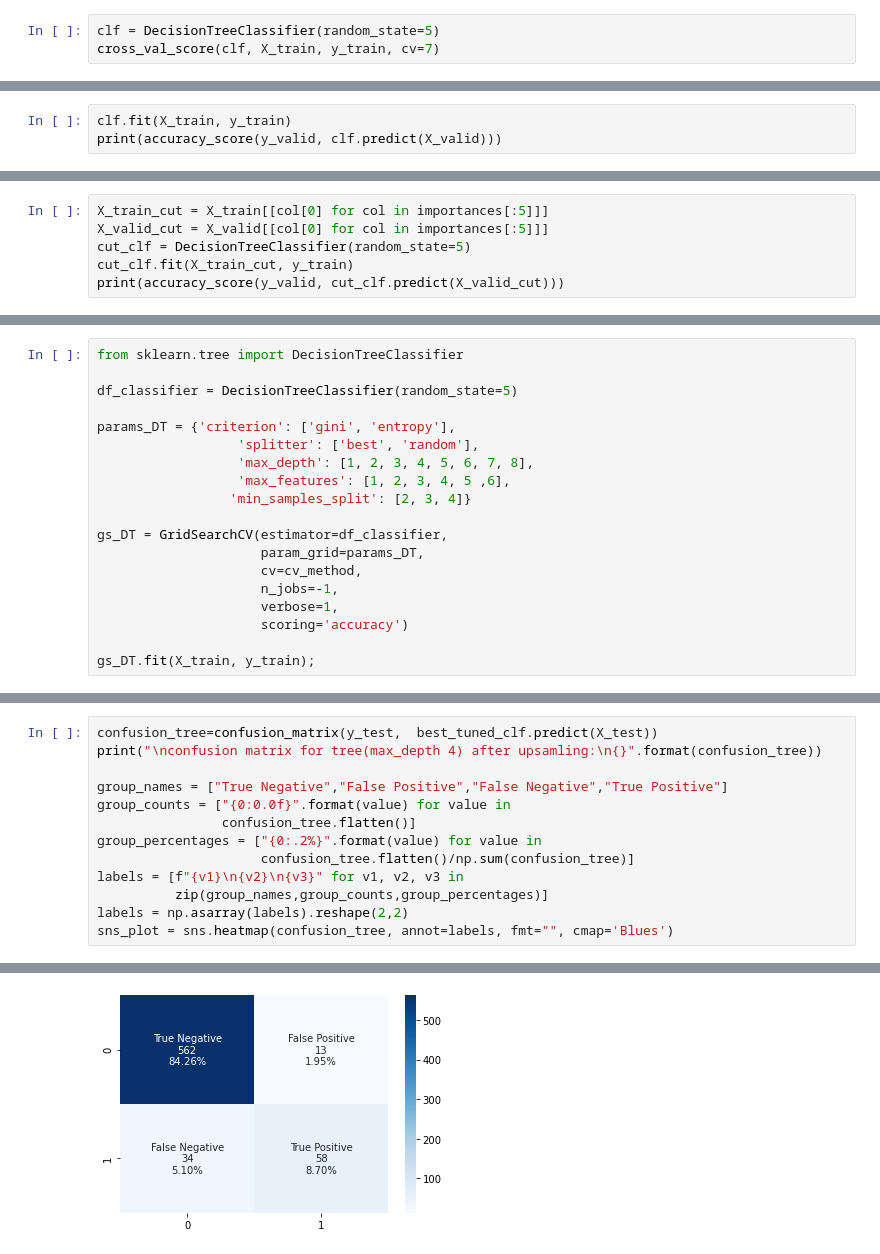
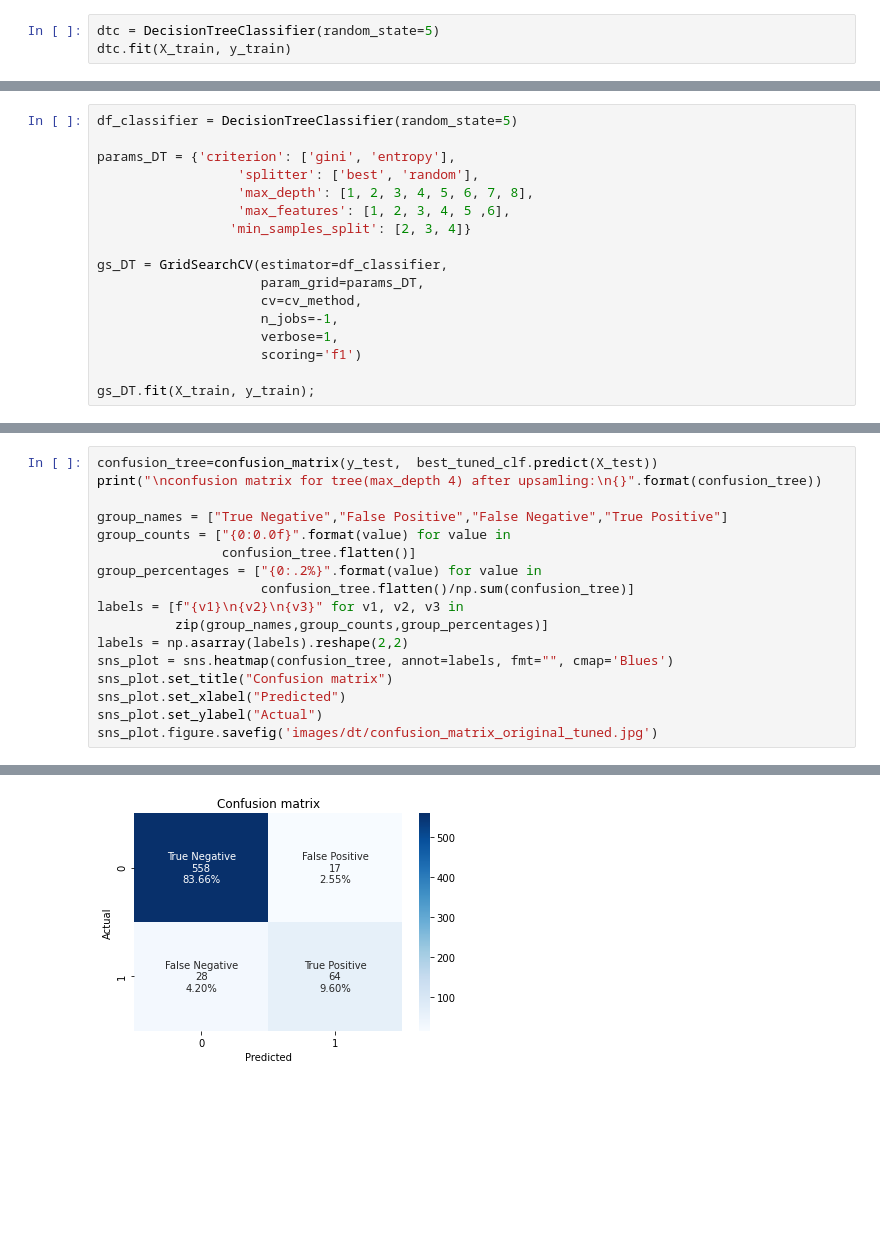
Before and after one commit to aschmirthan/TDT4173_project, a Jupyter notebook: DecisionTree.ipynb, the cells around one changed output, grey strips where cells are left out. Saved outputs shown, nothing was run; the diff lists cells and outputs as text; blank space fills up the shorter version.

```diff
--- a/DecisionTree.ipynb
+++ b/DecisionTree.ipynb
@@ -26,4 +19,4 @@ X_train, X_valid, y_train, y_valid = train_test_split(X_trainval, y_trainval, te
 # %%
-clf = DecisionTreeClassifier(random_state=5)
-cross_val_score(clf, X_train, y_train, cv=7)
+dtc = DecisionTreeClassifier(random_state=5)
+dtc.fit(X_train, y_train)
 # %% [output]
@@ -32,3 +23,0 @@ array([0.90819672, 0.8852459 , 0.86557377, 0.86885246, 0.84868421,
-# %%
-clf.fit(X_train, y_train)
-print(accuracy_score(y_valid, clf.predict(X_valid)))
@@ -67,6 +23,0 @@ Top 15 features: 0.102336
-# %%
-X_train_cut = X_train[[col[0] for col in importances[:5]]]
-X_valid_cut = X_valid[[col[0] for col in importances[:5]]]
-cut_clf = DecisionTreeClassifier(random_state=5)
-cut_clf.fit(X_train_cut, y_train)
-print(accuracy_score(y_valid, cut_clf.predict(X_valid_cut)))
@@ -112,8 +61,6 @@ cv_method = RepeatedStratifiedKFold(n_splits=10,
                                     n_repeats=3,
                                     random_state=5)
 # %%
-from sklearn.tree import DecisionTreeClassifier
-
 df_classifier = DecisionTreeClassifier(random_state=5)
 
 params_DT = {'criterion': ['gini', 'entropy'],
@@ -127,7 +74,7 @@ gs_DT = GridSearchCV(estimator=df_classifier,
                      cv=cv_method,
                      n_jobs=-1,
                      verbose=1,
-                     scoring='accuracy')
+                     scoring='f1')
 
 gs_DT.fit(X_train, y_train);
 # %% [output]
@@ -167,5 +113,9 @@ labels = [f"{v1}\n{v2}\n{v3}" for v1, v2, v3 in
           zip(group_names,group_counts,group_percentages)]
 labels = np.asarray(labels).reshape(2,2)
 sns_plot = sns.heatmap(confusion_tree, annot=labels, fmt="", cmap='Blues')
+sns_plot.set_title("Confusion matrix")
+sns_plot.set_xlabel("Predicted")
+sns_plot.set_ylabel("Actual")
+sns_plot.figure.savefig('images/dt/confusion_matrix_original_tuned.jpg')
 # %% [output]
 confusion matrix for tree(max_depth 4) after upsamling:
@@ -174 +124 @@ confusion matrix for tree(max_depth 4) after upsamling:
-[figure, old version]
+[figure, new version]
```
Also changed, not shown: parts of 35 cells of this notebook, 5 other files.
